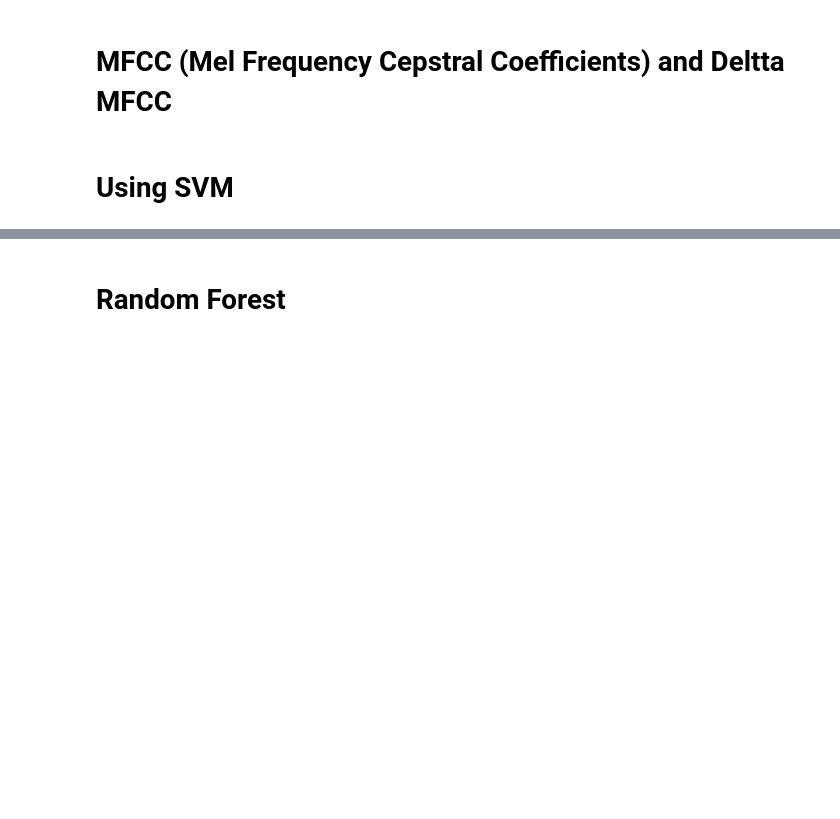
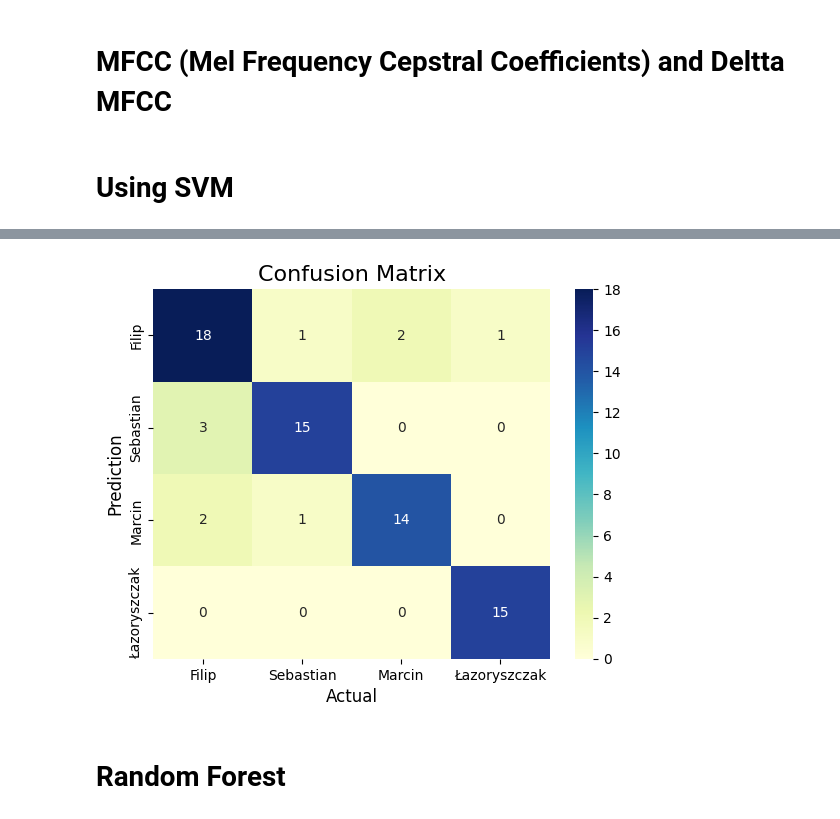
Before and after one commit to Glitterfrost/Acustic-Signals-Project, a Jupyter notebook: project.ipynb, the cells around one changed output, grey strips where cells are left out. Cells and saved outputs as stored; diff of their text form; code cells hidden in the pictures; blank space fills up the shorter version.

```diff
--- a/project.ipynb
+++ b/project.ipynb
@@ -17,12 +18,14 @@ DATA_PATH = "BazaCut/"
 FILIP_PATH = DATA_PATH + "wordsFilip/"
 SEB_PATH = DATA_PATH + "wordsSebastian/"
 MARCIN_PATH = DATA_PATH + "wordsMarcin/"
+PROF_PATH = DATA_PATH + "wordsProfessor/"
 no_of_words = 30
-prefixes = ["F","S","M"]
+prefixes = ["F","S","M","L"]
 Fs = 48000
 words_filip = [i for i in range(no_of_words)]
 words_seb = [i for i in range(no_of_words)]
 words_marcin = [i for i in range(no_of_words)]
+words_prof = [i for i in range(no_of_words)]
 
 for i in range(1, no_of_words+1):
     file_name = "word"+str(i)+"_F"+".wav"
@@ -38,6 +41,11 @@ for i in range(1, no_of_words+1):
     file_name = "word"+str(i)+"_M"+".wav"
     y, sr = librosa.load(MARCIN_PATH+file_name, sr=None)
     words_marcin[i-1] = y
+
+for i in range(1, no_of_words+1):
+    file_name = "word"+str(i)+"_L"+".wav"
+    y, sr = librosa.load(PROF_PATH+file_name, sr=None)
+    words_prof[i-1] = y
 # %% [markdown]
 # MFCC (Mel Frequency Cepstral Coefficients) and Deltta MFCC
 # %%
@@ -103,7 +123,7 @@ X_train = scaler.fit_transform(X_train)
 X_test = scaler.transform(X_test)
 
 # Train the SVM
-svm = SVC(kernel='linear', C=1.0, random_state=42)
+svm = SVC(kernel='rbf', C=1.0, random_state=42)
 svm.fit(X_train, y_train)
 
 y_pred = svm.predict(X_test)
@@ -116,13 +148,15 @@ print(classification_report(y_test, y_pred))
 # %%
 # Create a confusion matrix
 cm = confusion_matrix(y_test, y_pred)
-ticks = ["Filip","Sebastian","Marcin"]
+ticks = ["Filip","Sebastian","Marcin","Łazoryszczak"]
 # Plot the confusion matrix
 sns.heatmap(cm, annot=True,fmt='d', cmap='YlGnBu',xticklabels=ticks, yticklabels=ticks )
 plt.ylabel('Prediction',fontsize=12)
 plt.xlabel('Actual',fontsize=12)
 plt.title('Confusion Matrix',fontsize=16)
 plt.show()
+# %% [output]
+[figure, added]
 # %% [markdown]
 # Random Forest
 # %%
```
Also changed, not shown: parts of 27 cells of this notebook.
